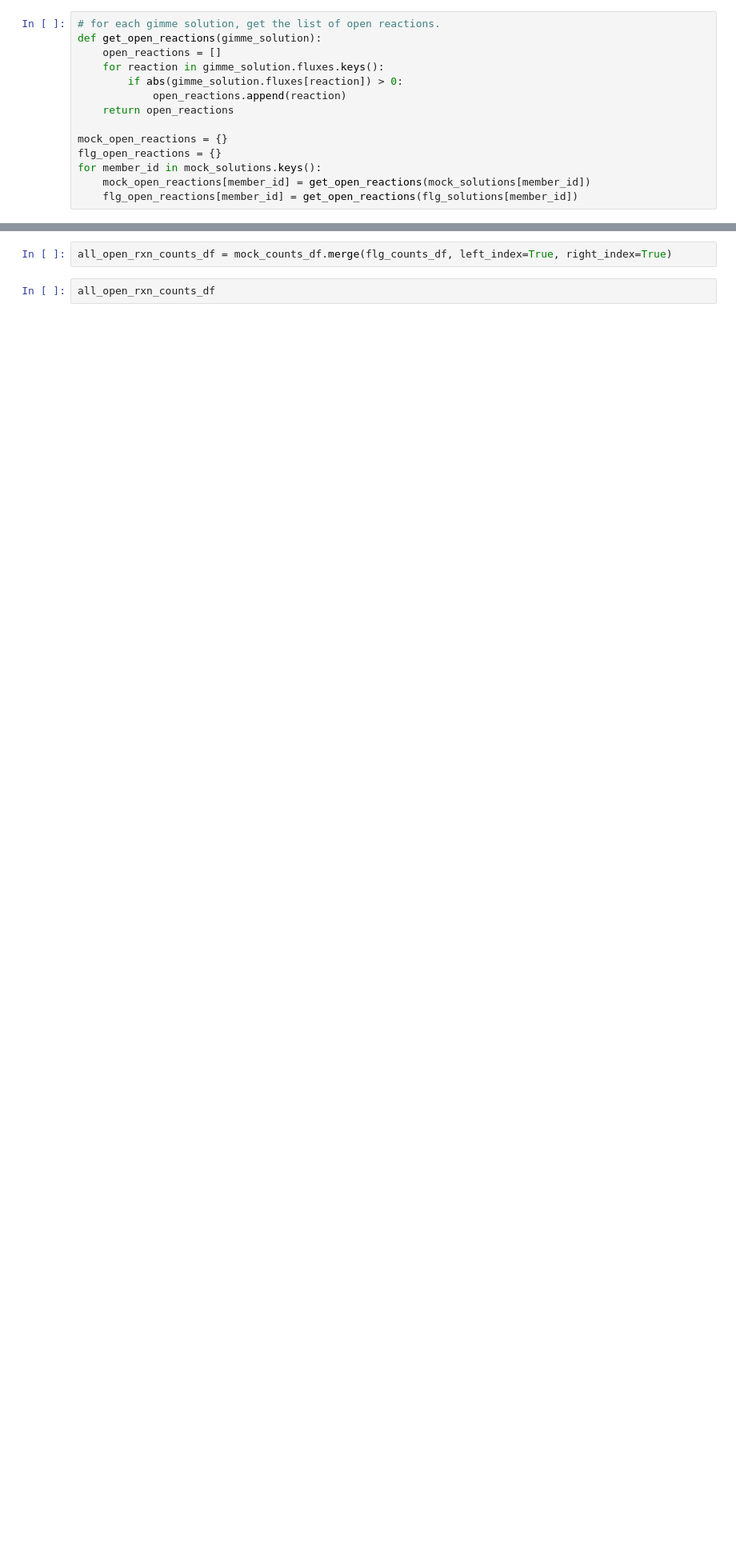
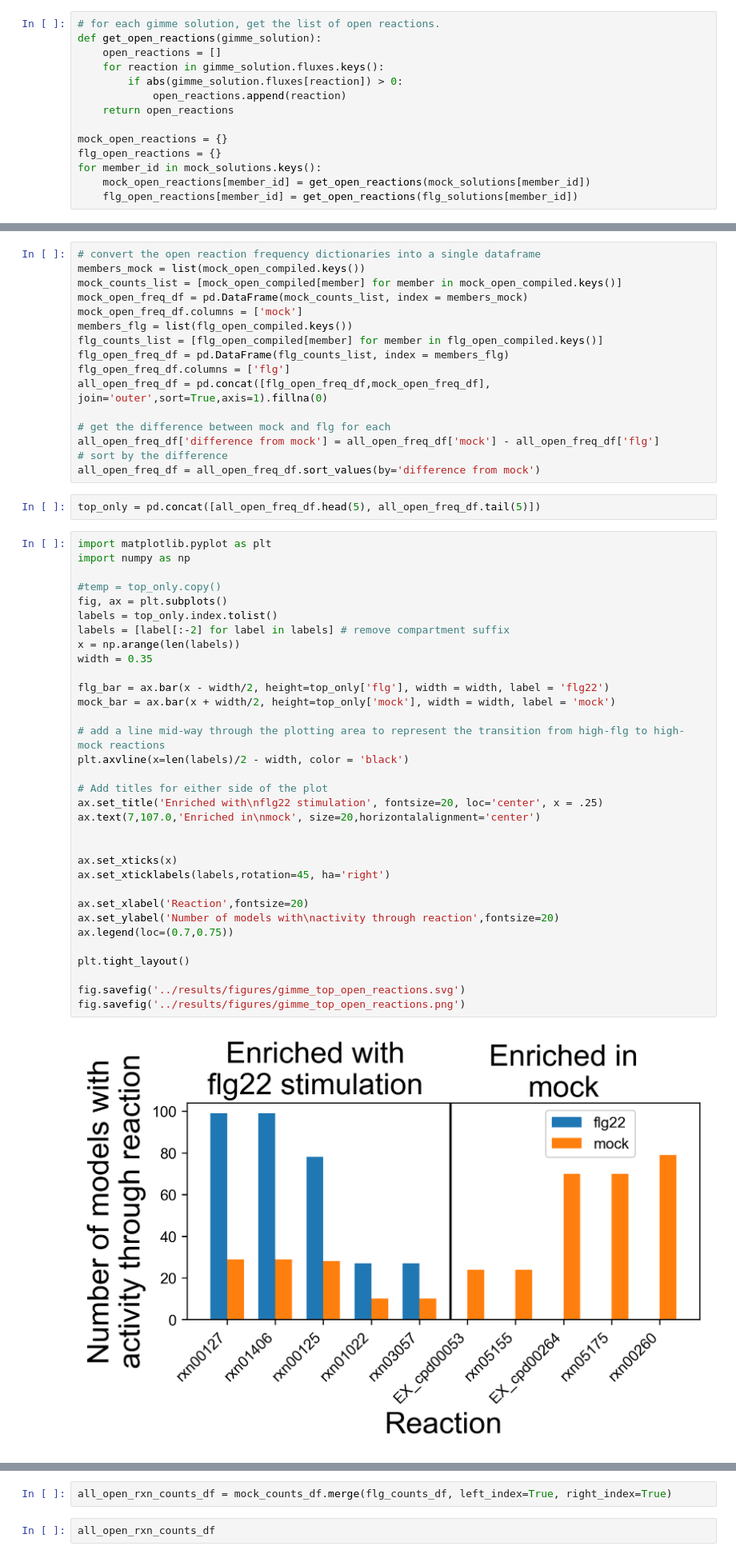
Before and after one commit to gregmedlock/psy_recon, a Jupyter notebook: bin/xomics_to_driven.ipynb, the cells around one changed output, grey strips where cells are left out. Shown: that part at 80% size. Drawn from its saved outputs; the diff is of its cells as text; blank space fills up the shorter version.

```diff
--- a/bin/xomics_to_driven.ipynb
+++ b/bin/xomics_to_driven.ipynb
@@ -213,0 +209,53 @@ for member_id in mock_solutions.keys():
+# %%
+# convert the open reaction frequency dictionaries into a single dataframe
+members_mock = list(mock_open_compiled.keys())
+mock_counts_list = [mock_open_compiled[member] for member in mock_open_compiled.keys()]
+mock_open_freq_df = pd.DataFrame(mock_counts_list, index = members_mock)
+mock_open_freq_df.columns = ['mock']
+members_flg = list(flg_open_compiled.keys())
+flg_counts_list = [flg_open_compiled[member] for member in flg_open_compiled.keys()]
+flg_open_freq_df = pd.DataFrame(flg_counts_list, index = members_flg)
+flg_open_freq_df.columns = ['flg']
+all_open_freq_df = pd.concat([flg_open_freq_df,mock_open_freq_df], join='outer',sort=True,axis=1).fillna(0)
+
+# get the difference between mock and flg for each
+all_open_freq_df['difference from mock'] = all_open_freq_df['mock'] - all_open_freq_df['flg']
+# sort by the difference
+all_open_freq_df = all_open_freq_df.sort_values(by='difference from mock')
+# %%
+top_only = pd.concat([all_open_freq_df.head(5), all_open_freq_df.tail(5)])
+# %%
+import matplotlib.pyplot as plt
+import numpy as np
+
+#temp = top_only.copy()
+fig, ax = plt.subplots()
+labels = top_only.index.tolist()
+labels = [label[:-2] for label in labels] # remove compartment suffix
+x = np.arange(len(labels))
+width = 0.35
+
+flg_bar = ax.bar(x - width/2, height=top_only['flg'], width = width, label = 'flg22')
+mock_bar = ax.bar(x + width/2, height=top_only['mock'], width = width, label = 'mock')
+
+# add a line mid-way through the plotting area to represent the transition from high-flg to high-mock reactions
+plt.axvline(x=len(labels)/2 - width, color = 'black')
+
+# Add titles for either side of the plot
+ax.set_title('Enriched with\nflg22 stimulation', fontsize=20, loc='center', x = .25)
+ax.text(7,107.0,'Enriched in\nmock', size=20,horizontalalignment='center')
+
+
+ax.set_xticks(x)
+ax.set_xticklabels(labels,rotation=45, ha='right')
+
+ax.set_xlabel('Reaction',fontsize=20)
+ax.set_ylabel('Number of models with\nactivity through reaction',fontsize=20)
+ax.legend(loc=(0.7,0.75))
+
+plt.tight_layout()
+
+fig.savefig('../results/figures/gimme_top_open_reactions.svg')
+fig.savefig('../results/figures/gimme_top_open_reactions.png')
+# %% [output]
+[figure, added]
```
Also changed, not shown: parts of 14 cells of this notebook, 2 other files.
